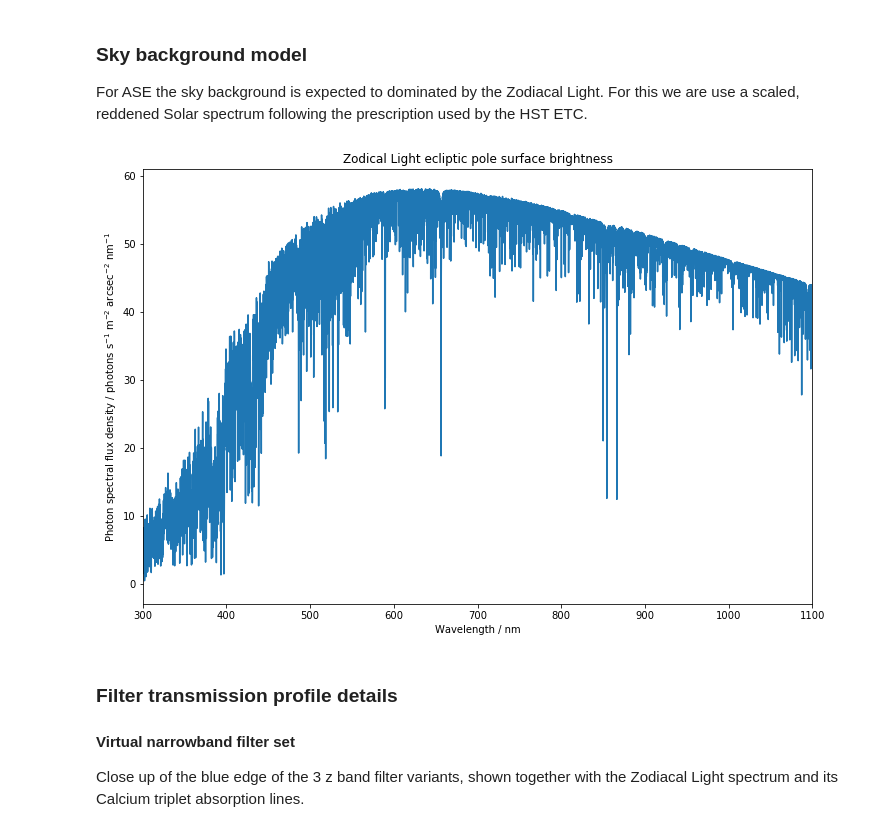
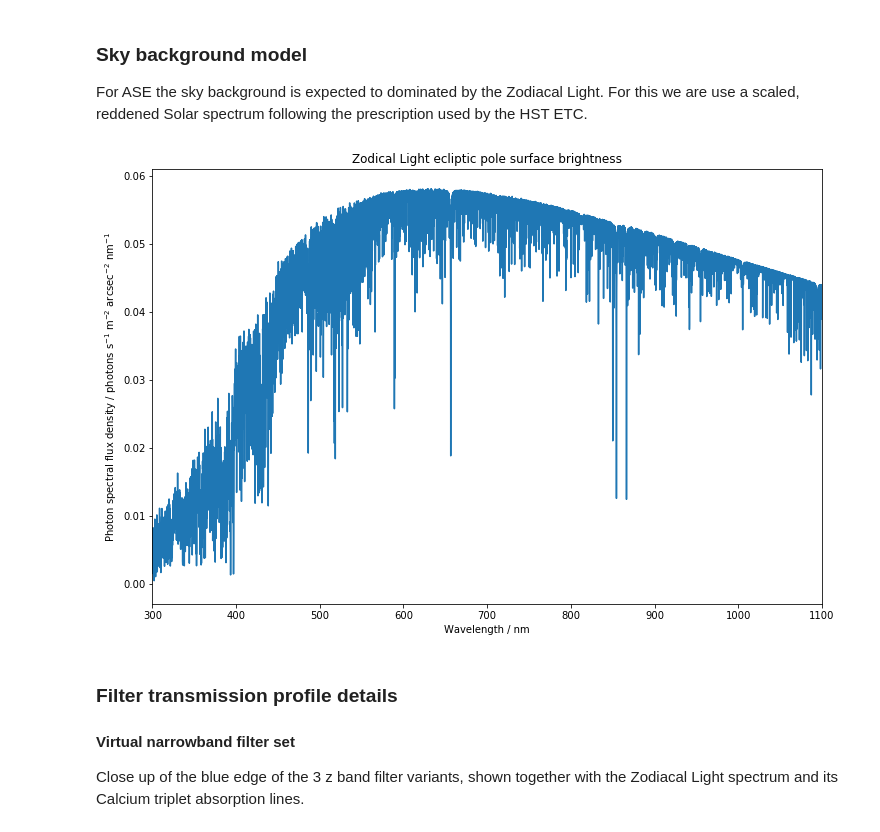
Before and after one commit to AstroHuntsman/gunagala, a Jupyter notebook: examples/Australian Space Eye 2017.ipynb, the cells around one changed output. Drawn from its saved outputs; the diff is of its cells as text; code cells hidden in the pictures.

```diff
--- a/examples/Australian Space Eye 2017.ipynb
+++ b/examples/Australian Space Eye 2017.ipynb
@@ -136,14 +136,15 @@ plt.gcf().set_size_inches(12,8)
 
 For ASE the sky background is expected to dominated by the Zodiacal Light. For this we are use a scaled, reddened Solar spectrum following the prescription used by the HST ETC.
 # %%
-plt.plot(ase_2017.sky.waves.to(u.nm), ase_2017.sky.photon_sfd)
+plt.plot(ase_2017.sky.waves.to(u.nm),
+         ase_2017.sky.photon_sfd.to(u.photon * u.s**-1 * u.m**-2 * u.arcsecond**-2 * u.nm**-1))
 plt.xlim(300, 1100)
 plt.title('Zodical Light ecliptic pole surface brightness')
 plt.xlabel('Wavelength / nm')
 plt.ylabel('Photon spectral flux density / photons s$^{-1}$ m$^{-2}$ arcsec$^{-2}$ nm$^{-1}$')
 plt.gcf().set_size_inches(12, 8)
 # %% [output]
-[figure, old version]
+[figure, new version]
 # %% [markdown]
 ### Filter transmission profile details
 
```
Also changed, not shown: parts of 16 cells of this notebook, 1 other file.
